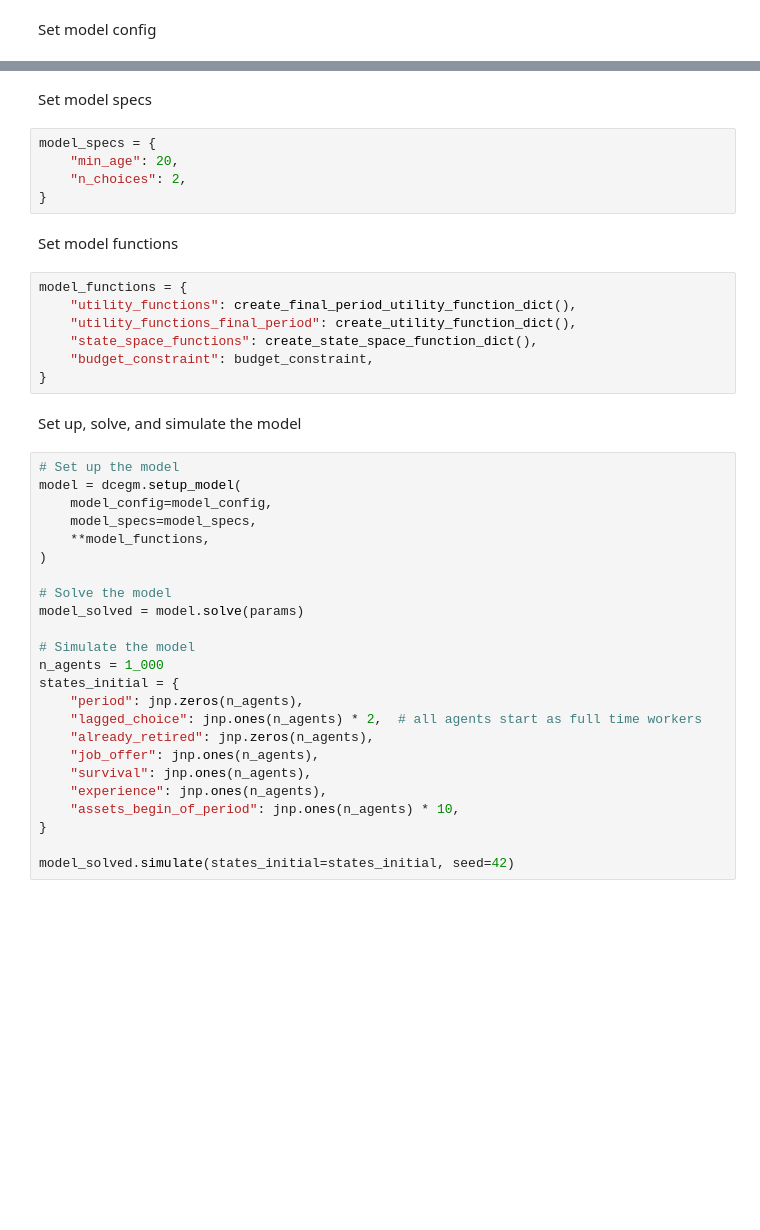
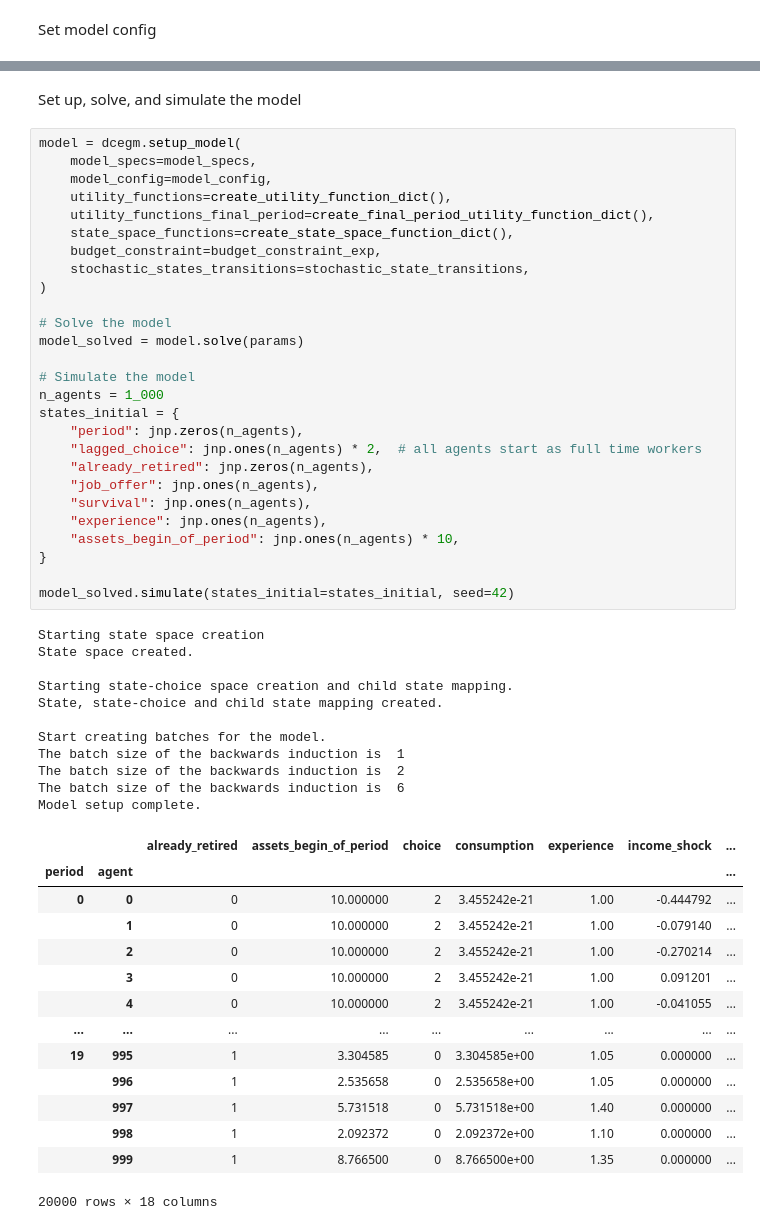
Before and after one commit to OpenSourceEconomics/dcegm, a Jupyter notebook: src/dcegm/templates/fullmodel/run_example.ipynb, the cells around one changed output, grey strips where cells are left out. Cells and saved outputs as stored; diff of their text form; blank space fills up the shorter version.

```diff
--- a/src/dcegm/templates/fullmodel/run_example.ipynb
+++ b/src/dcegm/templates/fullmodel/run_example.ipynb
@@ -55,42 +83,55 @@ model_config = {
-# %% [markdown]
-Set model specs
-# %%
-model_specs = {
-    "min_age": 20,
-    "n_choices": 2,
-}
-# %% [markdown]
-Set model functions
-# %%
-model_functions = {
-    "utility_functions": create_final_period_utility_function_dict(),
-    "utility_functions_final_period": create_utility_function_dict(),
-    "state_space_functions": create_state_space_function_dict(),
-    "budget_constraint": budget_constraint,
-}
 # %% [markdown]
 Set up, solve, and simulate the model
 # %%
-# Set up the model
 model = dcegm.setup_model(
+    model_specs=model_specs,
     model_config=model_config,
-    model_specs=model_specs,
-    **model_functions,
+    utility_functions=create_utility_function_dict(),
+    utility_functions_final_period=create_final_period_utility_function_dict(),
+    state_space_functions=create_state_space_function_dict(),
+    budget_constraint=budget_constraint_exp,
+    stochastic_states_transitions=stochastic_state_transitions,
 )
 
 # Solve the model
 model_solved = model.solve(params)
 
 # Simulate the model
 n_agents = 1_000
 states_initial = {
     "period": jnp.zeros(n_agents),
     "lagged_choice": jnp.ones(n_agents) * 2,  # all agents start as full time workers
     "already_retired": jnp.zeros(n_agents),
     "job_offer": jnp.ones(n_agents),
     "survival": jnp.ones(n_agents),
     "experience": jnp.ones(n_agents),
     "assets_begin_of_period": jnp.ones(n_agents) * 10,
 }
 
 model_solved.simulate(states_initial=states_initial, seed=42)
+# %% [output]
+Starting state space creation
+State space created.
+
+Starting state-choice space creation and child state mapping.
+State, state-choice and child state mapping created.
+
+Start creating batches for the model.
+The batch size of the backwards induction is  1
+The batch size of the backwards induction is  2
+The batch size of the backwards induction is  6
+Model setup complete.
+|  |  | already_retired | assets_begin_of_period | choice | consumption | experience | income_shock | ... |
+| period | agent |  |  |  |  |  |  | ... |
+| 0 | 0 | 0 | 10.000000 | 2 | 3.455242e-21 | 1.00 | -0.444792 | ... |
+|  | 1 | 0 | 10.000000 | 2 | 3.455242e-21 | 1.00 | -0.079140 | ... |
+|  | 2 | 0 | 10.000000 | 2 | 3.455242e-21 | 1.00 | -0.270214 | ... |
+|  | 3 | 0 | 10.000000 | 2 | 3.455242e-21 | 1.00 | 0.091201 | ... |
+|  | 4 | 0 | 10.000000 | 2 | 3.455242e-21 | 1.00 | -0.041055 | ... |
+| ... | ... | ... | ... | ... | ... | ... | ... | ... |
+| 19 | 995 | 1 | 3.304585 | 0 | 3.304585e+00 | 1.05 | 0.000000 | ... |
+|  | 996 | 1 | 2.535658 | 0 | 2.535658e+00 | 1.05 | 0.000000 | ... |
+|  | 997 | 1 | 5.731518 | 0 | 5.731518e+00 | 1.40 | 0.000000 | ... |
+|  | 998 | 1 | 2.092372 | 0 | 2.092372e+00 | 1.10 | 0.000000 | ... |
+|  | 999 | 1 | 8.766500 | 0 | 8.766500e+00 | 1.35 | 0.000000 | ... |
+20000 rows × 18 columns
```
Also changed, not shown: parts of 4 cells of this notebook, 2 other files.
